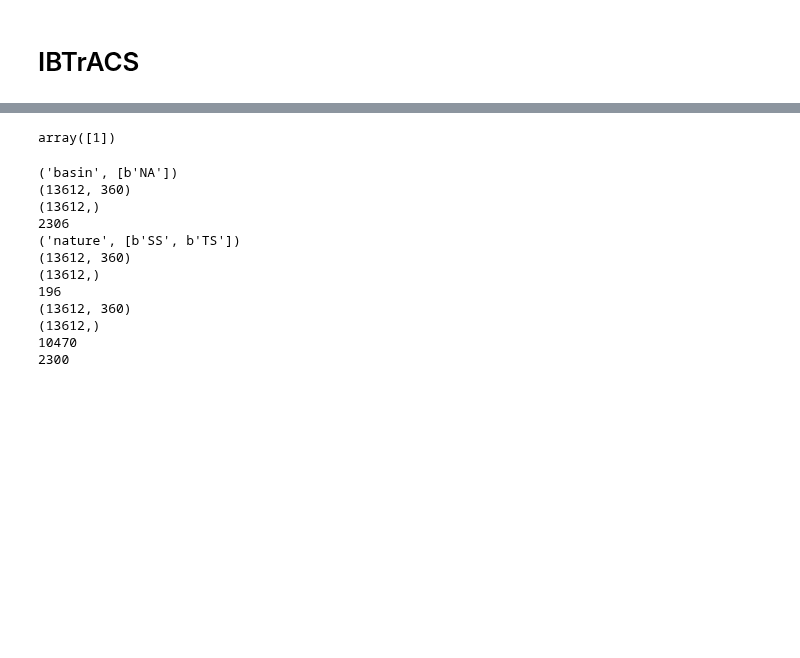
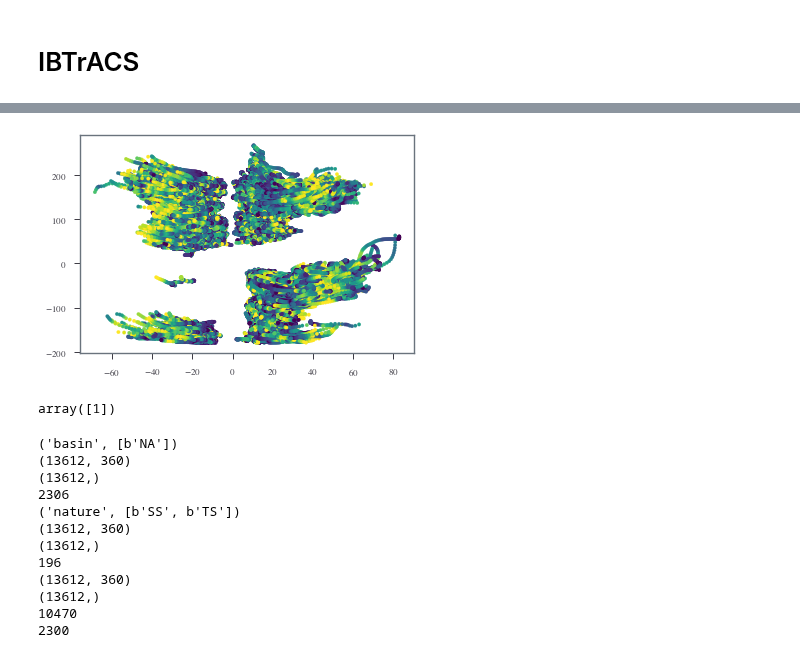
Before and after one commit to sdat2/adcirc-emulation, a Jupyter notebook: notebooks/exploratory/IBTRACS.ipynb, the cells around one changed output, grey strips where cells are left out. Saved outputs shown, nothing was run; the diff lists cells and outputs as text; code cells hidden in the pictures; blank space fills up the shorter version.

```diff
--- a/notebooks/exploratory/IBTRACS.ipynb
+++ b/notebooks/exploratory/IBTRACS.ipynb
@@ -31,3 +20,25 @@ Data variables: (12/147)
+# %%
+import numpy as np
+import matplotlib.pyplot as plt
+
+
+def plot_storm(ds: xr.Dataset, var: str ="storm_speed", storm_num: int = 0, cmap="viridis") -> None:
+    plt.scatter(
+        ds.storm_speed.isel(storm=storm_num)["lat"].values,
+        ds.storm_speed.isel(storm=storm_num)["lon"].values,
+        c=ds.storm_speed.isel(storm=storm_num).values,
+        marker=".",
+        cmap=viridis,
+    )
+
+def plot_all_storms(ds: xr.Dataset, var="storm_speed", cmap="viridis") -> None:
+    for num in range(0, ds.storm.shape[0]):
+        plot_storm(ds, var=var, storm_num=num, cmap=cmap)
+
+
+plot_all_storms()
+# %% [output]
+[figure, added]
 # %%
 import numpy as np
 
```
Also changed, not shown: parts of 2 cells of this notebook, 1 other file.
